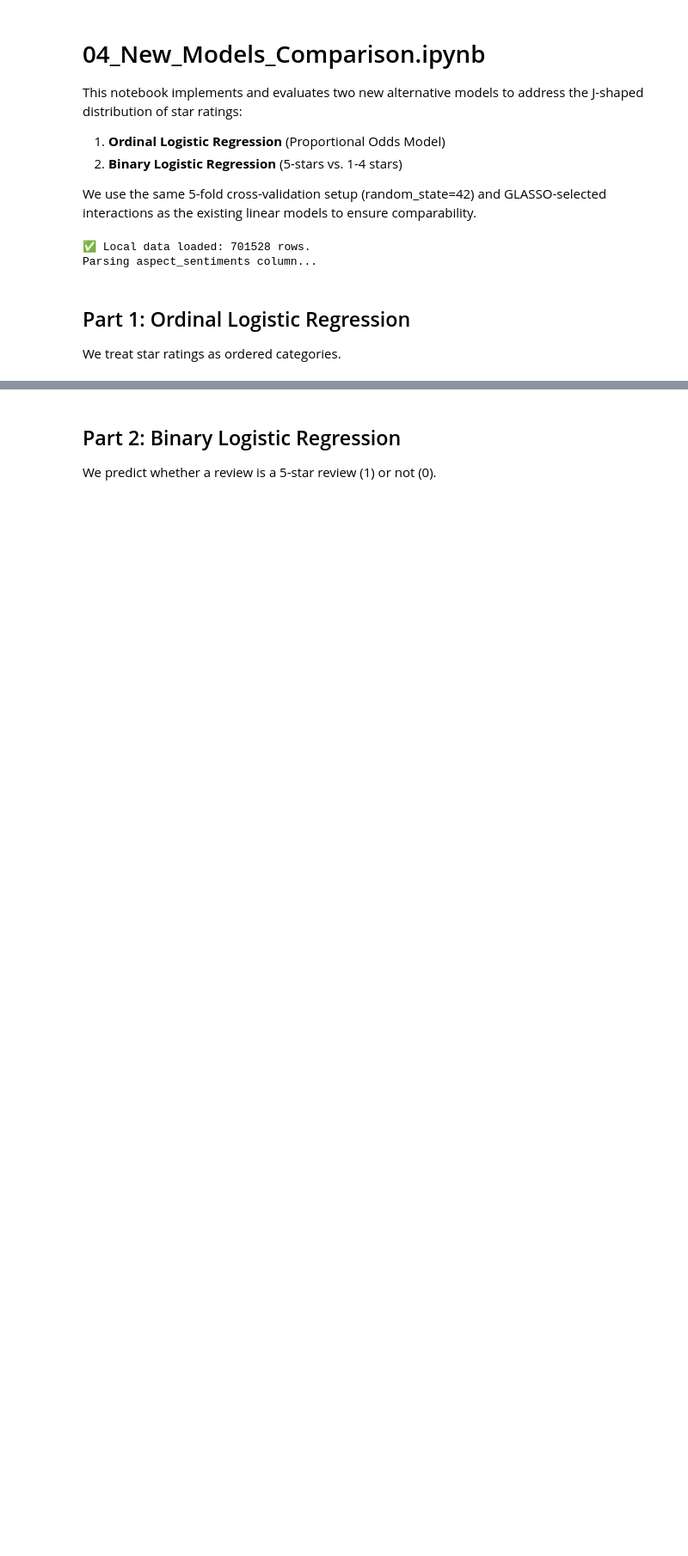
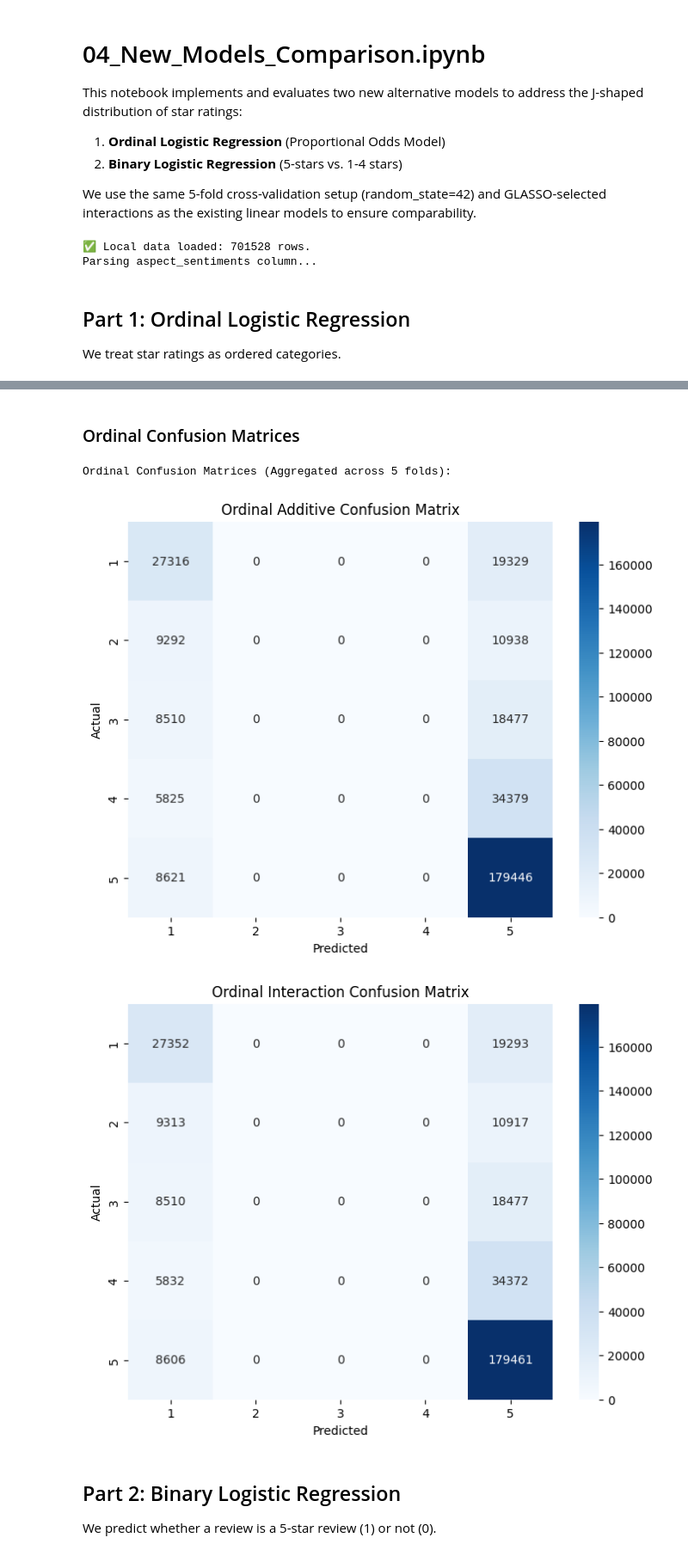
Before and after one commit to nativ670/consumer-satisfaction-network-analysis, a Jupyter notebook: notebooks/04_New_Models_Comparison.ipynb, the cells around one changed output, grey strips where cells are left out. Shown at 86% size. Cells and saved outputs as stored; diff of their text form; code cells hidden in the pictures; blank space fills up the shorter version.

```diff
--- a/notebooks/04_New_Models_Comparison.ipynb
+++ b/notebooks/04_New_Models_Comparison.ipynb
@@ -80,3 +105,30 @@ Running Ordinal Logistic Regression CV...
+# %% [markdown]
+### Ordinal Confusion Matrices
+# %%
+def plot_aggregated_cm(results_list, title, labels=[1,2,3,4,5]):
+    # Aggregate confusion matrices across folds
+    if 'confusion_matrix' not in results_list[0]:
+        print(f"Skipping {title}: confusion_matrix not found. Please restart kernel and re-run CV.")
+        return
+
+    cm_sum = np.zeros_like(results_list[0]['confusion_matrix'])
+    for res in results_list:
+        cm_sum += res['confusion_matrix']
+
+    plt.figure(figsize=(8, 6))
+    sns.heatmap(cm_sum, annot=True, fmt='d', cmap='Blues', xticklabels=labels, yticklabels=labels)
+    plt.title(title)
+    plt.xlabel('Predicted')
+    plt.ylabel('Actual')
+    plt.show()
+
+print("Ordinal Confusion Matrices (Aggregated across 5 folds):")
+plot_aggregated_cm(ordinal_results['additive'], "Ordinal Additive Confusion Matrix")
+plot_aggregated_cm(ordinal_results['interaction'], "Ordinal Interaction Confusion Matrix")
+# %% [output]
+Ordinal Confusion Matrices (Aggregated across 5 folds):
+[figure, added]
+[figure, added]
 # %% [markdown]
 ## Part 2: Binary Logistic Regression
 We predict whether a review is a 5-star review (1) or not (0).
```
Also changed, not shown: parts of 10 cells of this notebook, 16 other files.
